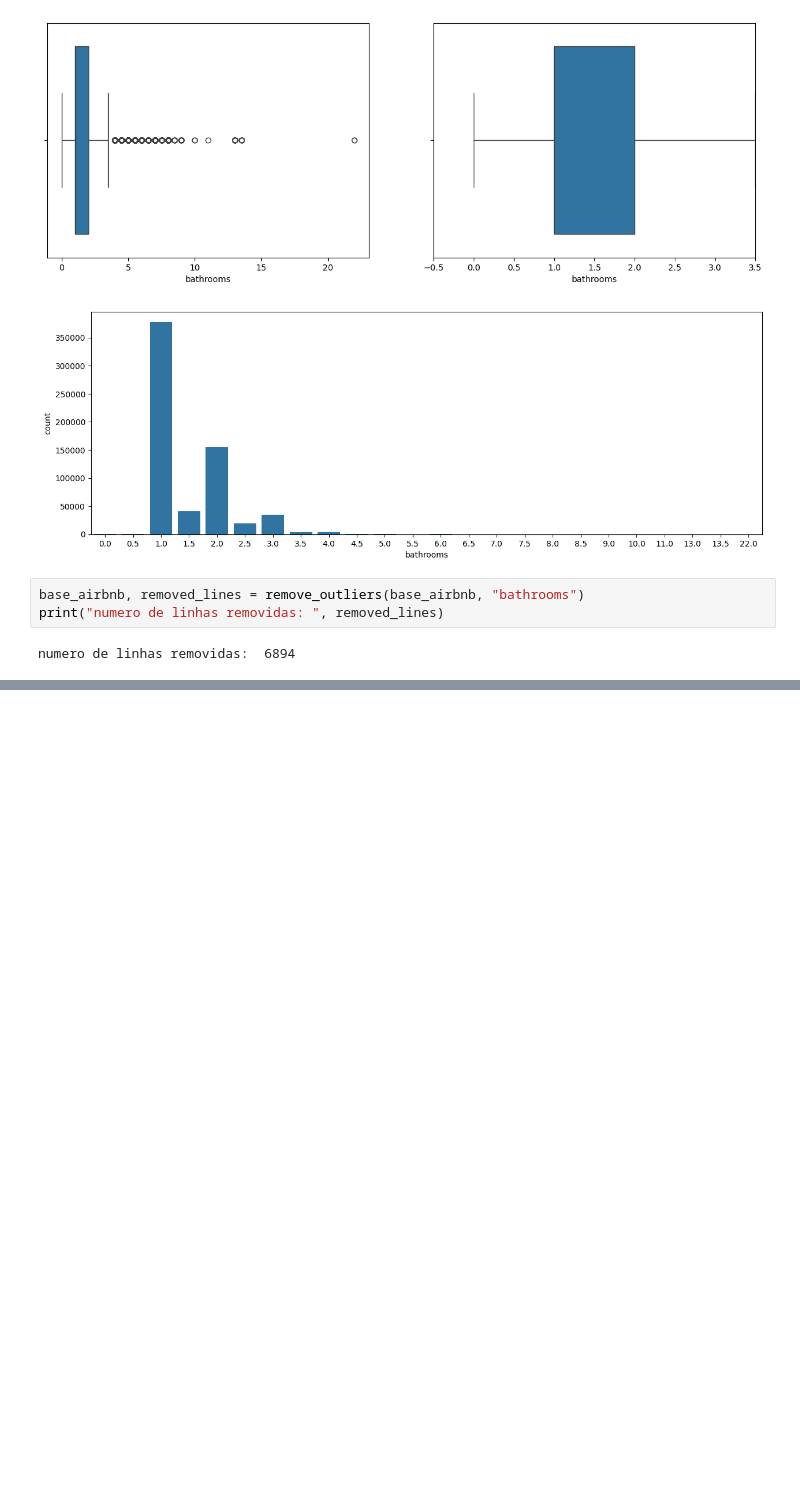
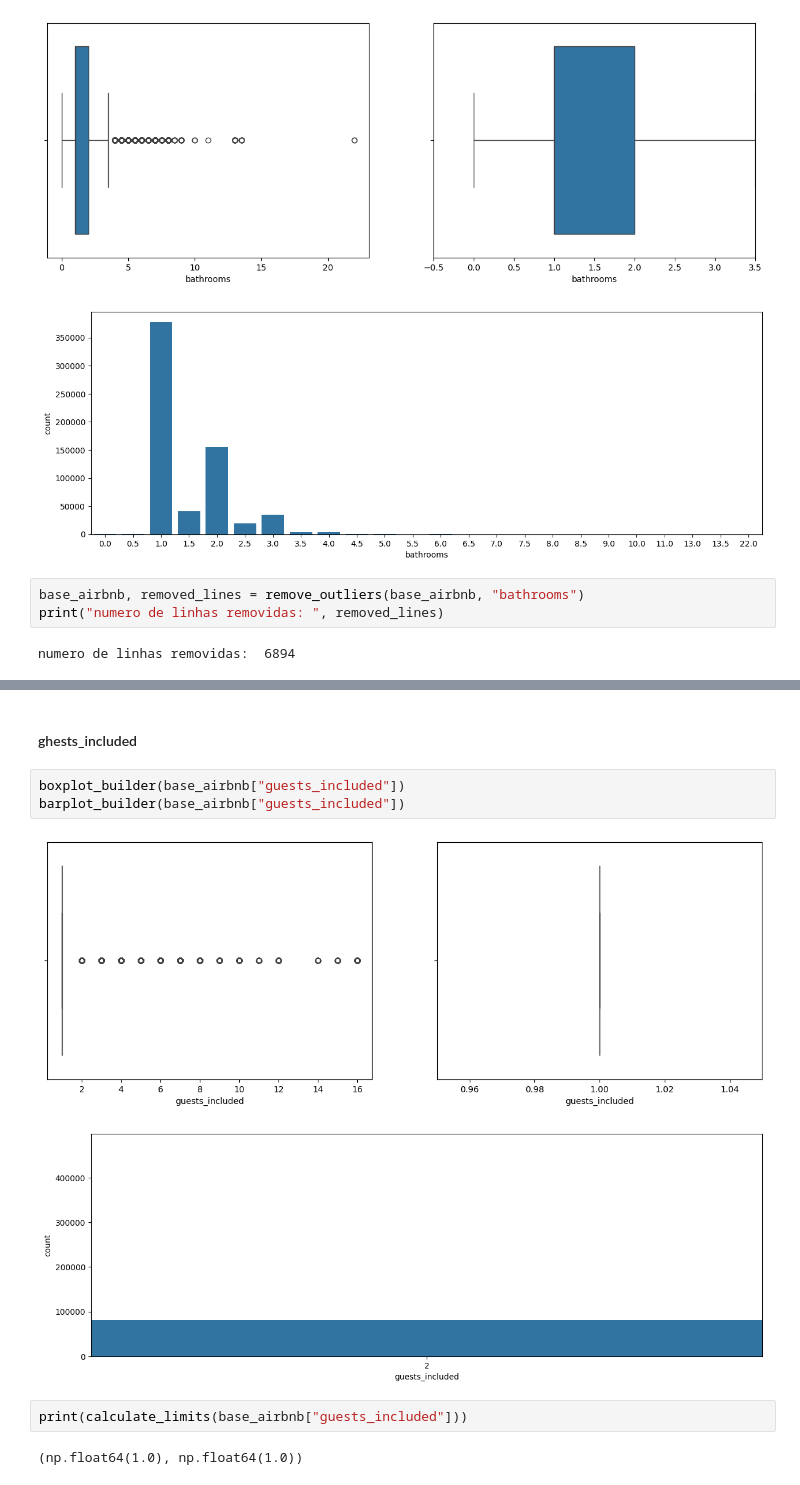
Before and after one commit to ghrisss/Wily, a Jupyter notebook: main.ipynb, the cells around one changed output, grey strips where cells are left out. Saved outputs shown, nothing was run; the diff lists cells and outputs as text; blank space fills up the shorter version.

Commit message:
feat: terminando analise para features numericas, com destaque a analise das colunas excluidas: 'guests_included' , 'maximum_nights' e 'number_of_reviews'

```diff
--- a/main.ipynb
+++ b/main.ipynb
@@ -339,0 +366,12 @@ numero de linhas removidas:  6894
+# %% [markdown]
+#### ghests_included
+# %%
+boxplot_builder(base_airbnb["guests_included"])
+barplot_builder(base_airbnb["guests_included"])
+# %% [output]
+[figure, added]
+[figure, added]
+# %%
+print(calculate_limits(base_airbnb["guests_included"]))
+# %% [output]
+(np.float64(1.0), np.float64(1.0))
```
Also changed, not shown: parts of 19 cells of this notebook.
